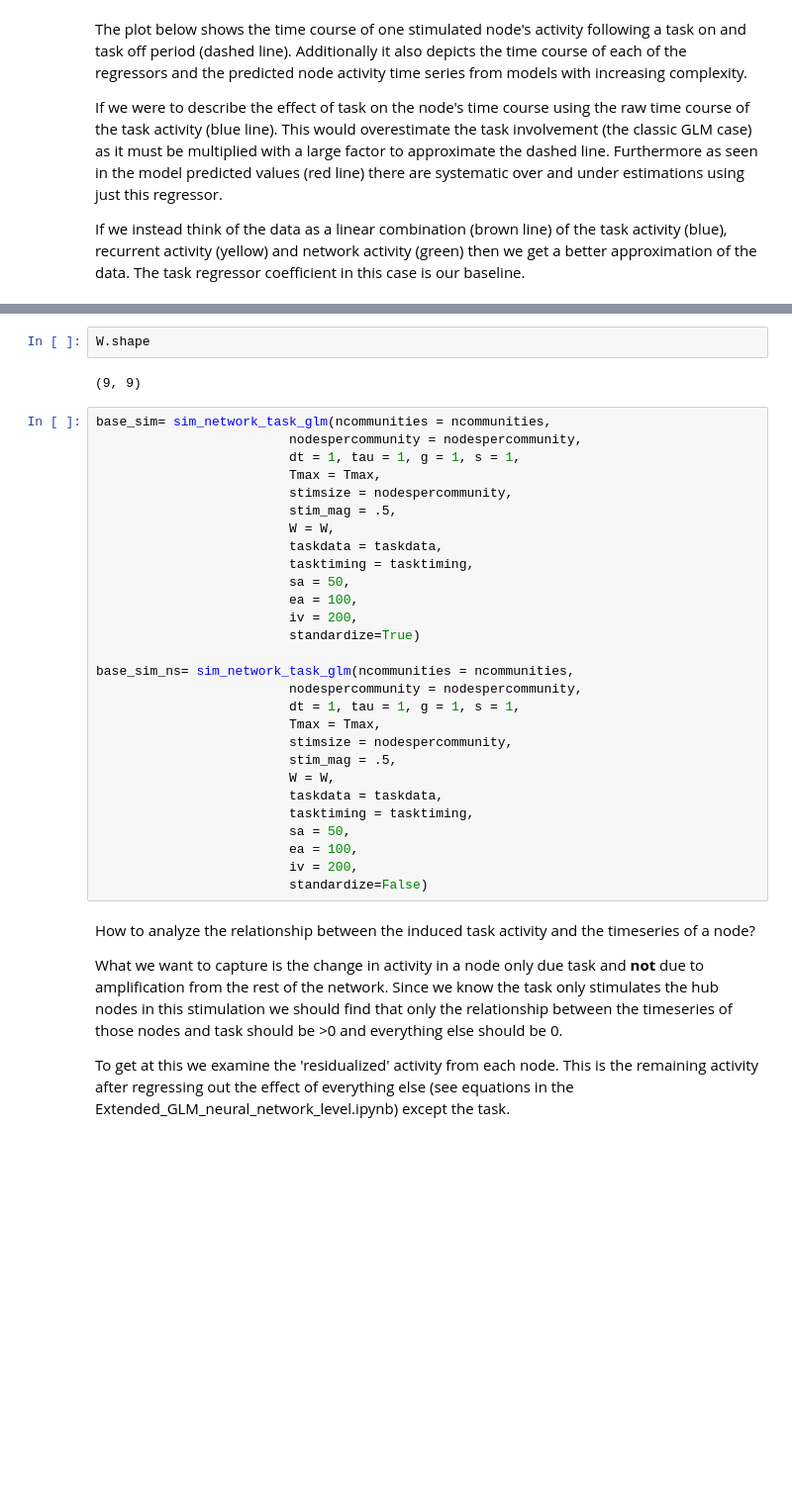
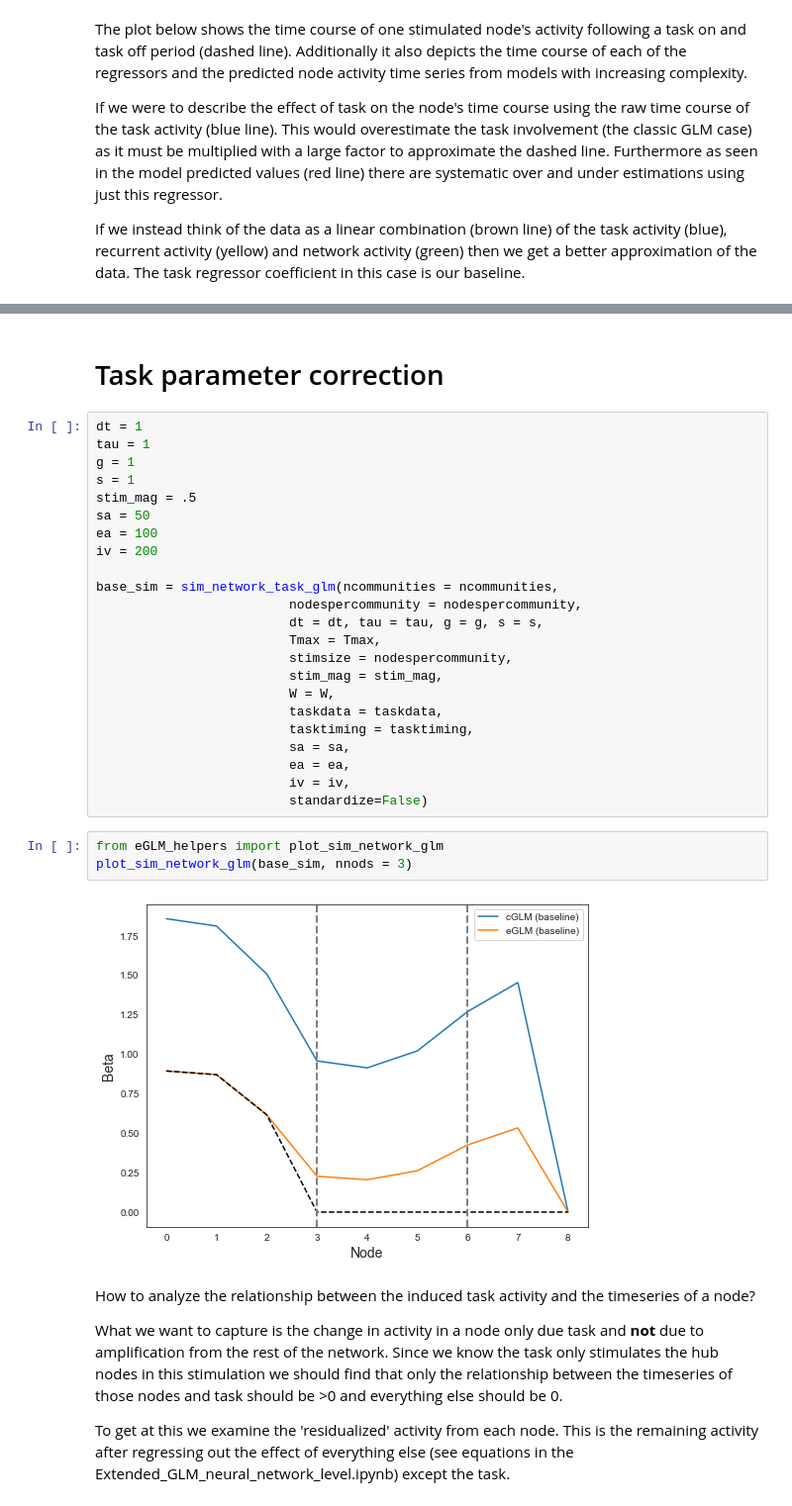
Before and after one commit to zenkavi/NeuralMassModels, a Jupyter notebook: TheoreticalResults/Zenkavi_Simulations/POC_minimal_model.ipynb, the cells around one changed output, grey strips where cells are left out. Shown: that part at 99% size. Saved outputs shown, nothing was run; the diff lists cells and outputs as text; blank space fills up the shorter version.

```diff
--- a/TheoreticalResults/Zenkavi_Simulations/POC_minimal_model.ipynb
+++ b/TheoreticalResults/Zenkavi_Simulations/POC_minimal_model.ipynb
@@ -293,35 +296,33 @@ plt.subplots_adjust(wspace=0.1)
-# %%
-W.shape
-# %% [output]
-(9, 9)
-# %%
-base_sim= sim_network_task_glm(ncommunities = ncommunities,
-                         nodespercommunity = nodespercommunity,
-                         dt = 1, tau = 1, g = 1, s = 1,
-                         Tmax = Tmax,
-                         stimsize = nodespercommunity,
-                         stim_mag = .5,
-                         W = W,
-                         taskdata = taskdata,
-                         tasktiming = tasktiming,
-                         sa = 50,
-                         ea = 100,
-                         iv = 200,
-                         standardize=True)
-
-base_sim_ns= sim_network_task_glm(ncommunities = ncommunities,
-                         nodespercommunity = nodespercommunity,
-                         dt = 1, tau = 1, g = 1, s = 1,
-                         Tmax = Tmax,
-                         stimsize = nodespercommunity,
-                         stim_mag = .5,
-                         W = W,
-                         taskdata = taskdata,
-                         tasktiming = tasktiming,
-                         sa = 50,
-                         ea = 100,
-                         iv = 200,
-                         standardize=False)
+# %% [markdown]
+# Task parameter correction
+# %%
+dt = 1
+tau = 1
+g = 1
+s = 1
+stim_mag = .5
+sa = 50
+ea = 100
+iv = 200
+
+base_sim = sim_network_task_glm(ncommunities = ncommunities,
+                         nodespercommunity = nodespercommunity,
+                         dt = dt, tau = tau, g = g, s = s,
+                         Tmax = Tmax,
+                         stimsize = nodespercommunity,
+                         stim_mag = stim_mag,
+                         W = W,
+                         taskdata = taskdata,
+                         tasktiming = tasktiming,
+                         sa = sa,
+                         ea = ea,
+                         iv = iv,
+                         standardize=False)
+# %%
+from eGLM_helpers import plot_sim_network_glm
+plot_sim_network_glm(base_sim, nnods = 3)
+# %% [output]
+[figure, added]
 # %% [markdown]
 How to analyze the relationship between the induced task activity and the timeseries of a node?
 
```
Also changed, not shown: parts of 9 cells of this notebook, 2 other files.
